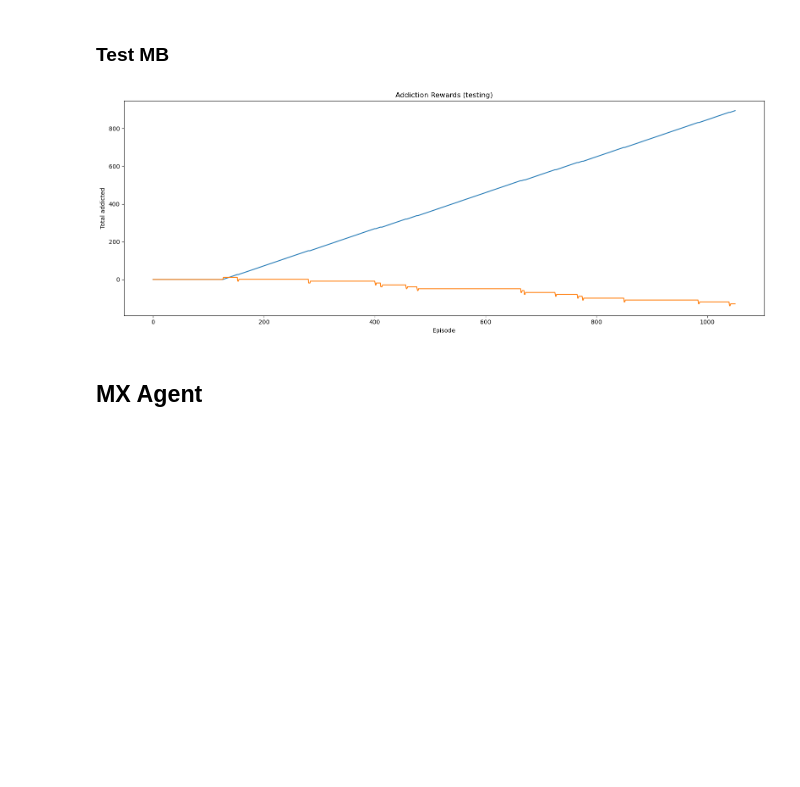
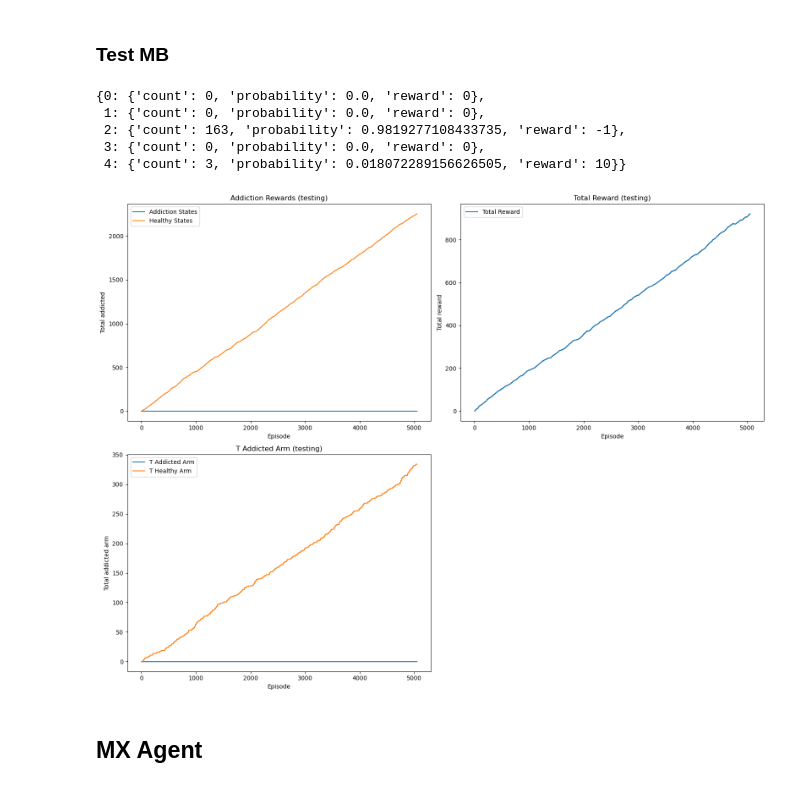
Before and after one commit to Gabriele-Maggi/ProgettoIA-2024, a Jupyter notebook: Notebooks/EnvTest.ipynb, the cells around one changed output. Saved outputs shown, nothing was run; the diff lists cells and outputs as text; code cells hidden in the pictures; blank space fills up the shorter version.

```diff
--- a/Notebooks/EnvTest.ipynb
+++ b/Notebooks/EnvTest.ipynb
@@ -309,14 +311,11 @@ class MBLearningAgent:
 # %%
 lr = 0.01
 n_episodes = 1
-se = 0.1
+se = 0.7
 
 agentMB = MBLearningAgent(
     learning_rate = lr,
     initial_epsilon = se,
-    mbus = 5
+    mbus = 15
 )
-
-addiction_states = []
-total_reward = []
 # %%
@@ -345,22 +371,46 @@ for episode in tqdm(range(n_episodes)):
 # %%
-# agentMB.transition_model
+agentMB.transition_model[3][4]
+# %% [output]
+{0: {'count': 0, 'probability': 0.0, 'reward': 0},
+ 1: {'count': 0, 'probability': 0.0, 'reward': 0},
+ 2: {'count': 163, 'probability': 0.9819277108433735, 'reward': -1},
+ 3: {'count': 0, 'probability': 0.0, 'reward': 0},
+ 4: {'count': 3, 'probability': 0.018072289156626505, 'reward': 10}}
 # %%
-plt.figure(figsize=(16, 6))
+plt.figure(figsize=(16, 12))
 
-plt.plot(addiction_states)
+# Plot for addiction_states
+plt.subplot(2, 2, 1)
+plt.plot(addiction_states, label='Addiction States')
+plt.plot(healty_states, label='Healthy States')
 plt.title('Addiction Rewards (testing)')
 plt.xlabel('Episode')
 plt.ylabel('Total addicted')
+plt.legend()
 
-plt.plot(total_reward)
-plt.title('Addiction Rewards (testing)')
+# Plot for total_reward
+plt.subplot(2, 2, 2)
+plt.plot(total_reward, label='Total Reward')
+plt.title('Total Reward (testing)')
 plt.xlabel('Episode')
-plt.ylabel('Total addicted')
+plt.ylabel('Total reward')
+plt.legend()
+
+# Plot for t_addicted_arm
+plt.subplot(2, 2, 3)
+plt.plot(t_addicted_arm, label='T Addicted Arm')
+plt.plot(t_healty_arm, label='T Healthy Arm')
+plt.title('T Addicted Arm (testing)')
+plt.xlabel('Episode')
+plt.ylabel('Total addicted arm')
+plt.legend()
+
+
 
 plt.tight_layout()
 plt.show()
 # %% [output]
-[figure, old version]
+[figure, new version]
 # %% [markdown]
 ## MX Agent ##
 # %%
```
Also changed, not shown: parts of 5 cells of this notebook, 1 other file.
